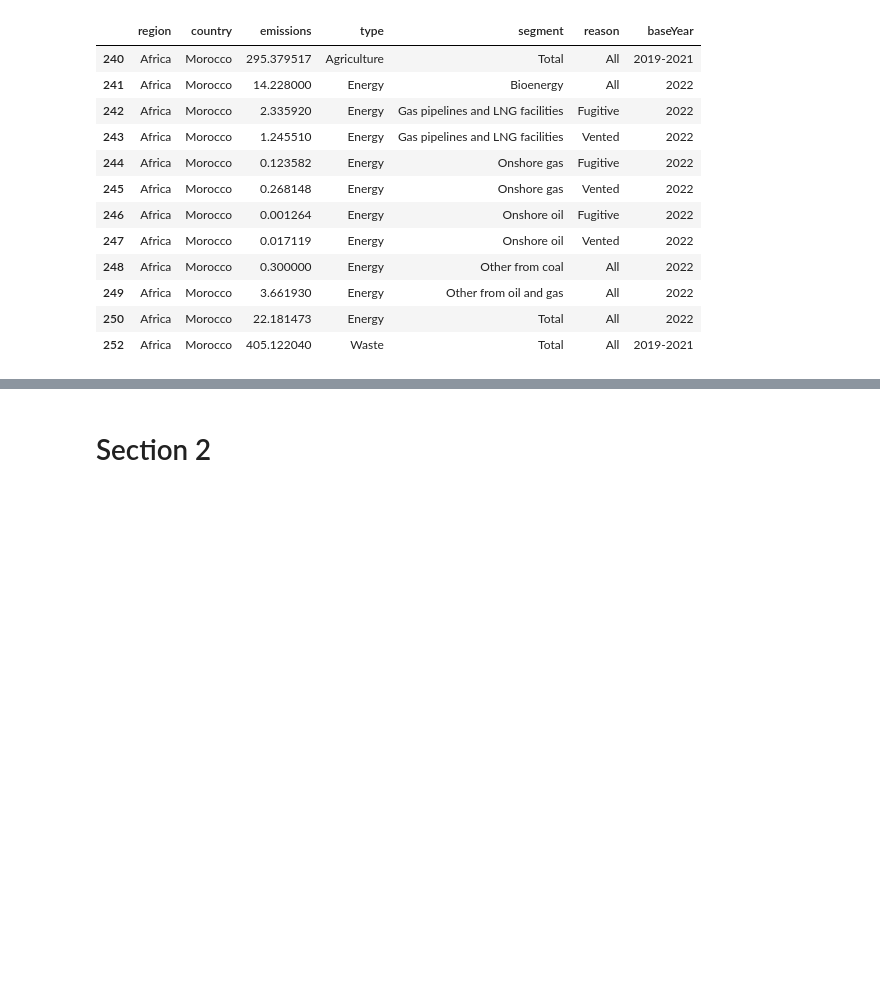
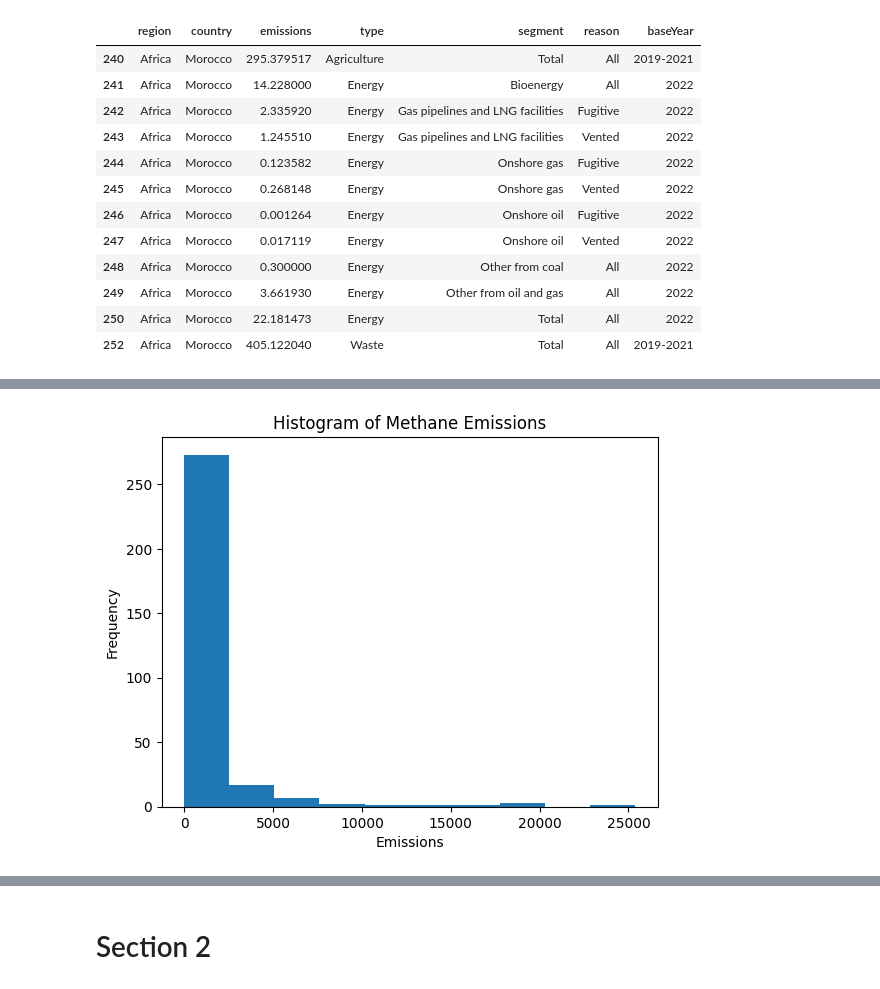
Before and after one commit to DaniDL346/Global_Methane_Flux_Analysis, a Jupyter notebook: jupyter_notebooks/1_ETL_notebook.ipynb, the cells around one changed output, grey strips where cells are left out. Drawn from its saved outputs; the diff is of its cells as text; code cells hidden in the pictures; blank space fills up the shorter version.

Commit message:
visual1 section Commit

```diff
--- a/jupyter_notebooks/1_ETL_notebook.ipynb
+++ b/jupyter_notebooks/1_ETL_notebook.ipynb
@@ -481,0 +515,11 @@ df[df['country']=='Morocco'] # it is important to note here that some of the col
+# %%
+df_segment_is_total_only=df[df['segment']=='Total'] # removing duplicate data from sub-data in column=segments. Total is the sum of each Agriculture, Waste and Energy
+# %%
+
+df_segment_is_total_only['emissions'].plot(kind='hist')
+plt.title("Histogram of Methane Emissions")
+plt.xlabel("Emissions")
+plt.ylabel("Frequency")
+plt.show() #Histogram plot of data with no duplicates
+# %% [output]
+[figure, added]
```
Also changed, not shown: parts of 7 cells of this notebook.
